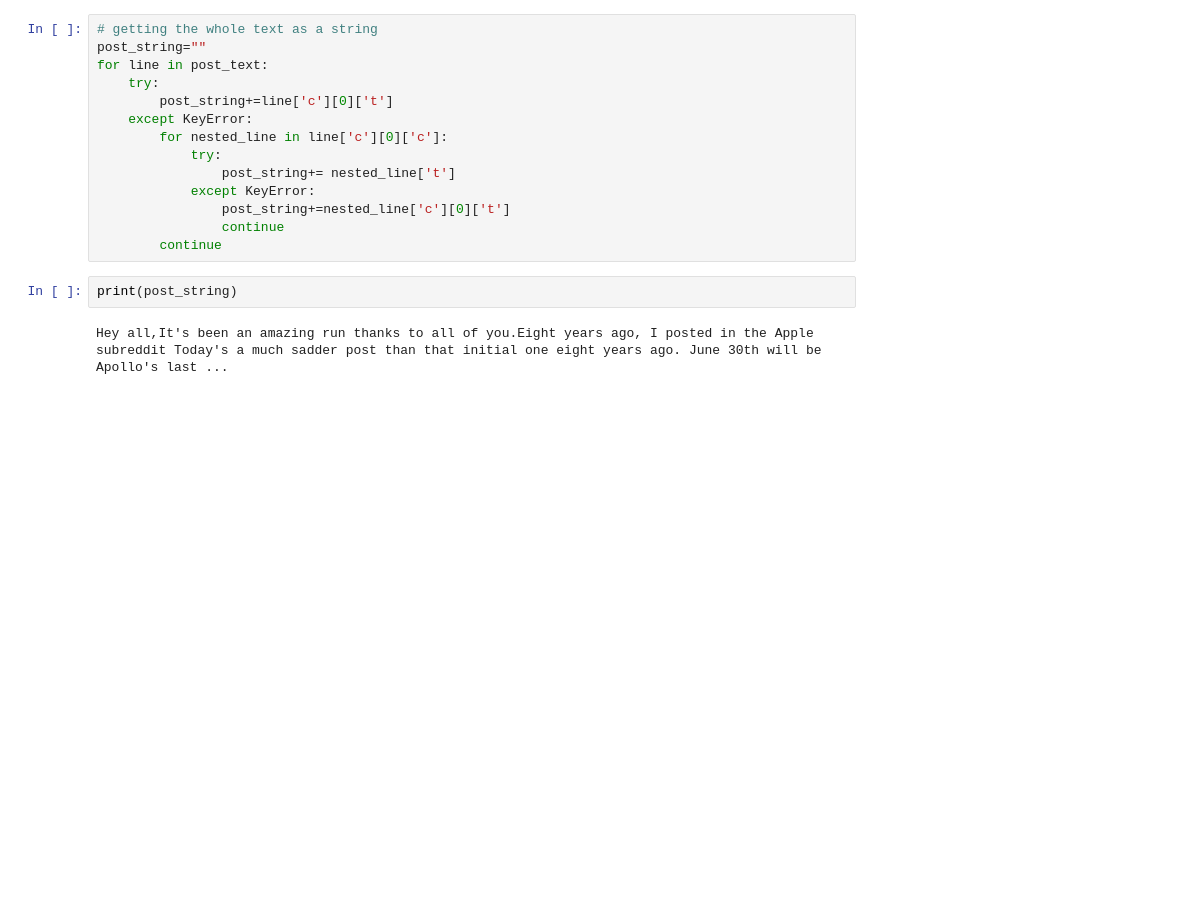
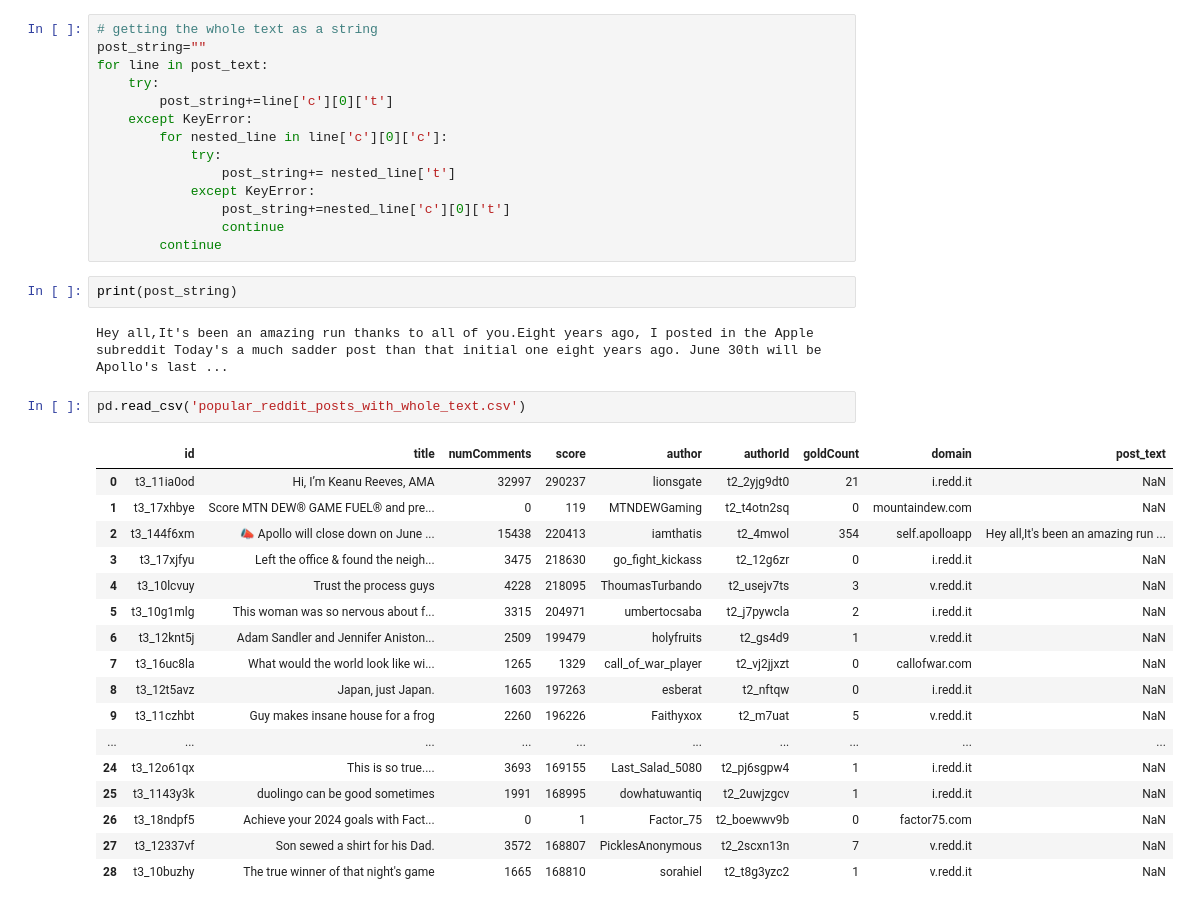
Before and after one commit to AslihanYoldas/Data-Science-reddit-api-project-Ada-lovelace-academy, a Jupyter notebook: main.ipynb, the cells around one changed output. Saved outputs shown, nothing was run; the diff lists cells and outputs as text; blank space fills up the shorter version.

Commit message:
Checked the final dataframe and the other post texts. Post texts mostly empty

```diff
--- a/main.ipynb
+++ b/main.ipynb
@@ -231,3 +212,23 @@ for line in post_text:
 print(post_string)
 # %% [output]
 Hey all,It's been an amazing run thanks to all of you.Eight years ago, I posted in the Apple subreddit Today's a much sadder post than that initial one eight years ago. June 30th will be Apollo's last ...
+# %%
+pd.read_csv('popular_reddit_posts_with_whole_text.csv')
+# %% [output]
+|  | id | title | numComments | score | author | authorId | goldCount | domain | post_text |
+| 0 | t3_11ia0od | Hi, I’m Keanu Reeves, AMA | 32997 | 290237 | lionsgate | t2_2yjg9dt0 | 21 | i.redd.it | NaN |
+| 1 | t3_17xhbye | Score MTN DEW® GAME FUEL® and pre... | 0 | 119 | MTNDEWGaming | t2_t4otn2sq | 0 | mountaindew.com | NaN |
+| 2 | t3_144f6xm | 📣 Apollo will close down on June ... | 15438 | 220413 | iamthatis | t2_4mwol | 354 | self.apolloapp | Hey all,It's been an amazing run ... |
+| 3 | t3_17xjfyu | Left the office & found the neigh... | 3475 | 218630 | go_fight_kickass | t2_12g6zr | 0 | i.redd.it | NaN |
+| 4 | t3_10lcvuy | Trust the process guys | 4228 | 218095 | ThoumasTurbando | t2_usejv7ts | 3 | v.redd.it | NaN |
+| 5 | t3_10g1mlg | This woman was so nervous about f... | 3315 | 204971 | umbertocsaba | t2_j7pywcla | 2 | i.redd.it | NaN |
+| 6 | t3_12knt5j | Adam Sandler and Jennifer Aniston... | 2509 | 199479 | holyfruits | t2_gs4d9 | 1 | v.redd.it | NaN |
+| 7 | t3_16uc8la | What would the world look like wi... | 1265 | 1329 | call_of_war_player | t2_vj2jjxzt | 0 | callofwar.com | NaN |
+| 8 | t3_12t5avz | Japan, just Japan. | 1603 | 197263 | esberat | t2_nftqw | 0 | i.redd.it | NaN |
+| 9 | t3_11czhbt | Guy makes insane house for a frog | 2260 | 196226 | Faithyxox | t2_m7uat | 5 | v.redd.it | NaN |
+| ... | ... | ... | ... | ... | ... | ... | ... | ... | ... |
+| 24 | t3_12o61qx | This is so true.... | 3693 | 169155 | Last_Salad_5080 | t2_pj6sgpw4 | 1 | i.redd.it | NaN |
+| 25 | t3_1143y3k | duolingo can be good sometimes | 1991 | 168995 | dowhatuwantiq | t2_2uwjzgcv | 1 | i.redd.it | NaN |
+| 26 | t3_18ndpf5 | Achieve your 2024 goals with Fact... | 0 | 1 | Factor_75 | t2_boewwv9b | 0 | factor75.com | NaN |
+| 27 | t3_12337vf | Son sewed a shirt for his Dad. | 3572 | 168807 | PicklesAnonymous | t2_2scxn13n | 7 | v.redd.it | NaN |
+| 28 | t3_10buzhy | The true winner of that night's game | 1665 | 168810 | sorahiel | t2_t8g3yzc2 | 1 | v.redd.it | NaN |
```
Also changed, not shown: parts of 5 cells of this notebook.
